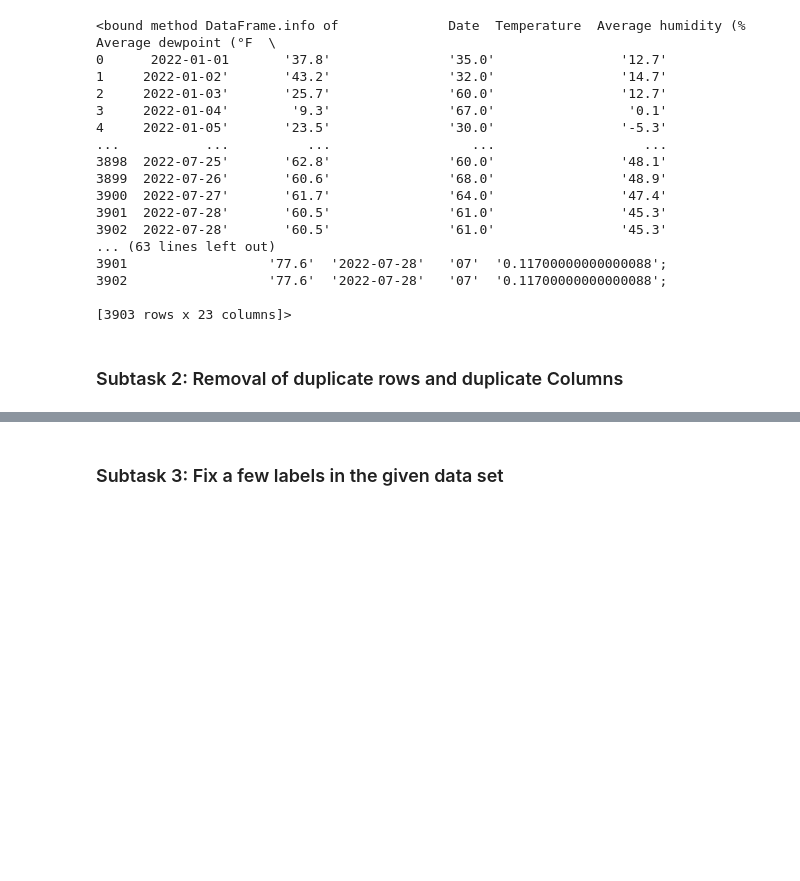
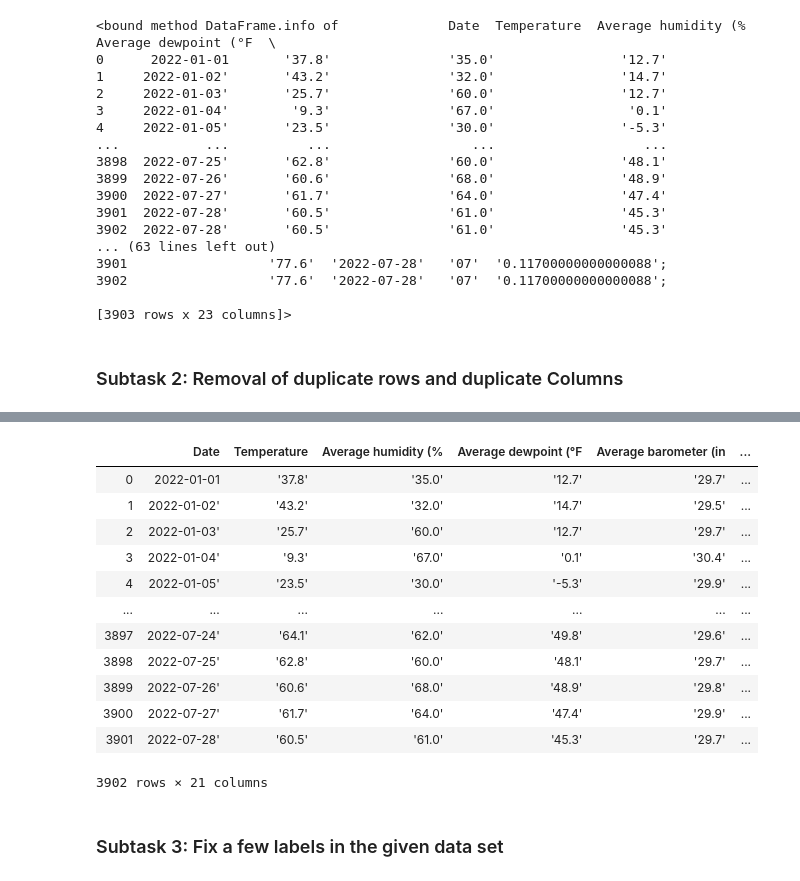
Before and after one commit to sabheen9/Weather-Prediction, a Jupyter notebook: Weather_prediction.ipynb, the cells around one changed output, grey strips where cells are left out. Saved outputs shown, nothing was run; the diff lists cells and outputs as text; code cells hidden in the pictures; blank space fills up the shorter version.

```diff
--- a/Weather_prediction.ipynb
+++ b/Weather_prediction.ipynb
@@ -118,3 +119,19 @@ data=data.drop(['Date1',' Month'], axis=1,inplace=True)
+# %%
+data
+# %% [output]
+|  | Date | Temperature | Average humidity (% | Average dewpoint (°F | Average barometer (in | ... |
+| 0 | 2022-01-01 | '37.8' | '35.0' | '12.7' | '29.7' | ... |
+| 1 | 2022-01-02' | '43.2' | '32.0' | '14.7' | '29.5' | ... |
+| 2 | 2022-01-03' | '25.7' | '60.0' | '12.7' | '29.7' | ... |
+| 3 | 2022-01-04' | '9.3' | '67.0' | '0.1' | '30.4' | ... |
+| 4 | 2022-01-05' | '23.5' | '30.0' | '-5.3' | '29.9' | ... |
+| ... | ... | ... | ... | ... | ... | ... |
+| 3897 | 2022-07-24' | '64.1' | '62.0' | '49.8' | '29.6' | ... |
+| 3898 | 2022-07-25' | '62.8' | '60.0' | '48.1' | '29.7' | ... |
+| 3899 | 2022-07-26' | '60.6' | '68.0' | '48.9' | '29.8' | ... |
+| 3900 | 2022-07-27' | '61.7' | '64.0' | '47.4' | '29.9' | ... |
+| 3901 | 2022-07-28' | '60.5' | '61.0' | '45.3' | '29.7' | ... |
+3902 rows × 21 columns
 # %% [markdown]
 ### Subtask 3: Fix a few labels in the given data set
 # %%
```
Also changed, not shown: parts of 5 cells of this notebook, 1 other file.
